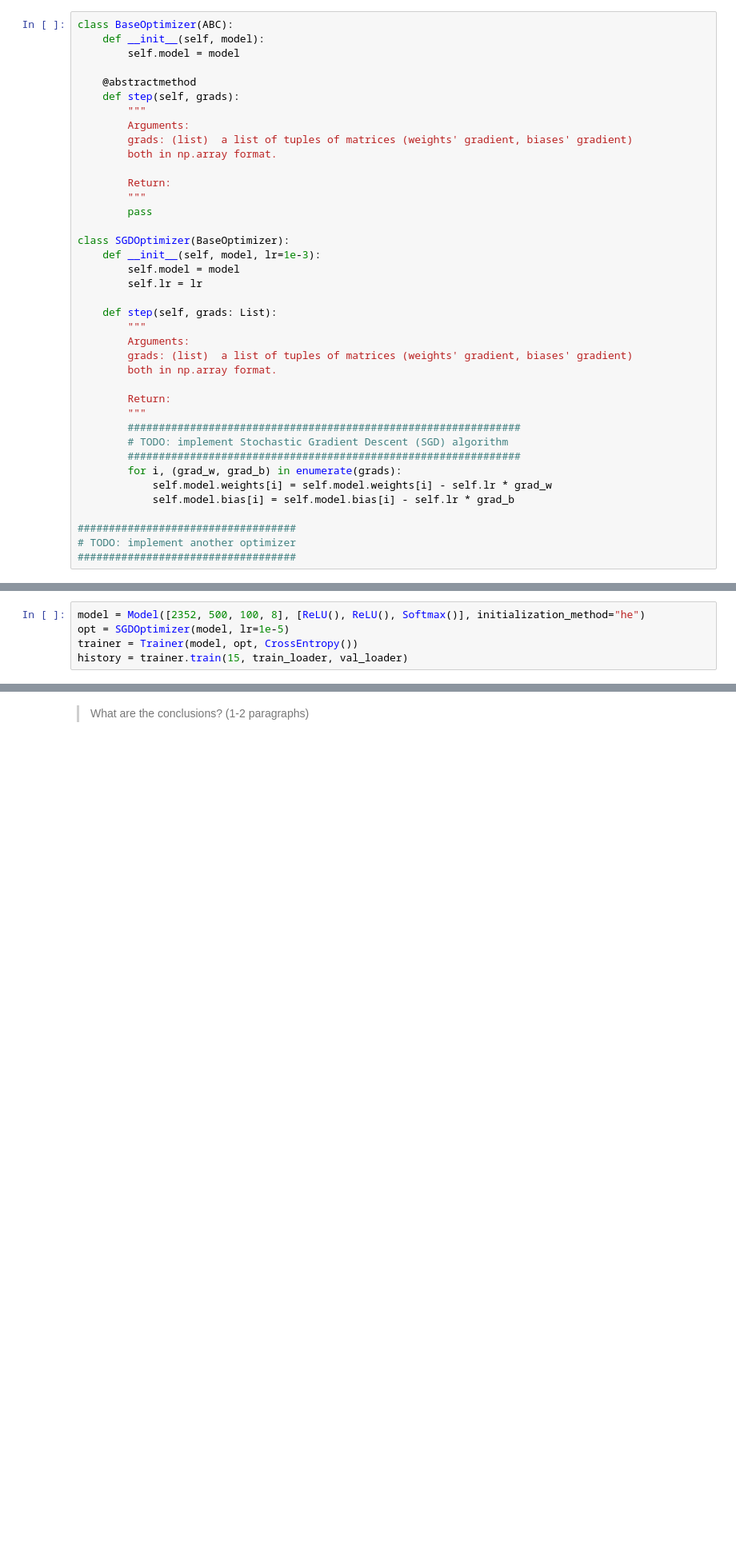
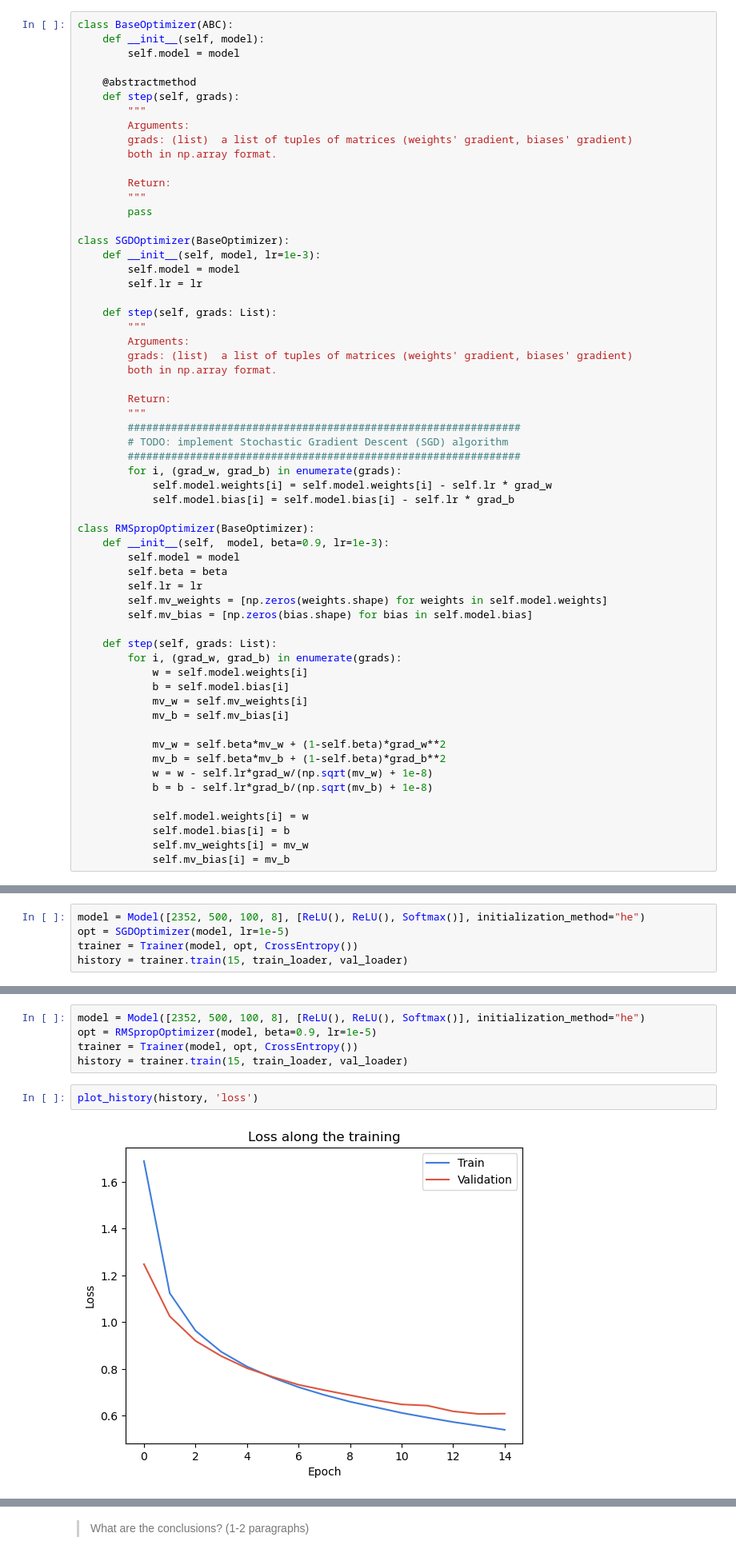
Before and after one commit to randersonLemos/mc886, a Jupyter notebook: t3/End_to_end_2022s2_mc886mo444_assignment_03.ipynb, the cells around one changed output, grey strips where cells are left out. Shown at 80% size. Saved outputs shown, nothing was run; the diff lists cells and outputs as text; blank space fills up the shorter version.

Commit message:
Added RMSprop in End_to_end

```diff
--- a/t3/End_to_end_2022s2_mc886mo444_assignment_03.ipynb
+++ b/t3/End_to_end_2022s2_mc886mo444_assignment_03.ipynb
@@ -462,9 +455,30 @@ class SGDOptimizer(BaseOptimizer):
             self.model.weights[i] = self.model.weights[i] - self.lr * grad_w
             self.model.bias[i] = self.model.bias[i] - self.lr * grad_b
 
-###################################
-# TODO: implement another optimizer
-###################################
+class RMSpropOptimizer(BaseOptimizer):
+    def __init__(self,  model, beta=0.9, lr=1e-3):
+        self.model = model
+        self.beta = beta
+        self.lr = lr
+        self.mv_weights = [np.zeros(weights.shape) for weights in self.model.weights]
+        self.mv_bias = [np.zeros(bias.shape) for bias in self.model.bias]
+
+    def step(self, grads: List):
+        for i, (grad_w, grad_b) in enumerate(grads):
+            w = self.model.weights[i]
+            b = self.model.bias[i]
+            mv_w = self.mv_weights[i]
+            mv_b = self.mv_bias[i]
+
+            mv_w = self.beta*mv_w + (1-self.beta)*grad_w**2
+            mv_b = self.beta*mv_b + (1-self.beta)*grad_b**2
+            w = w - self.lr*grad_w/(np.sqrt(mv_w) + 1e-8)
+            b = b - self.lr*grad_b/(np.sqrt(mv_b) + 1e-8)
+
+            self.model.weights[i] = w
+            self.model.bias[i] = b
+            self.mv_weights[i] = mv_w
+            self.mv_bias[i] = mv_b
 # %% [markdown]
 **Sanity check**
 
@@ -748,3 +761,12 @@ plot_history(history, 'acc')
+# %%
+model = Model([2352, 500, 100, 8], [ReLU(), ReLU(), Softmax()], initialization_method="he")
+opt = RMSpropOptimizer(model, beta=0.9, lr=1e-5)
+trainer = Trainer(model, opt, CrossEntropy())
+history = trainer.train(15, train_loader, val_loader)
+# %%
+plot_history(history, 'loss')
+# %% [output]
+[figure, added]
 # %% [markdown]
 ## Exploratory activities
 
```
Also changed, not shown: parts of 4 cells of this notebook, 2 other files.
